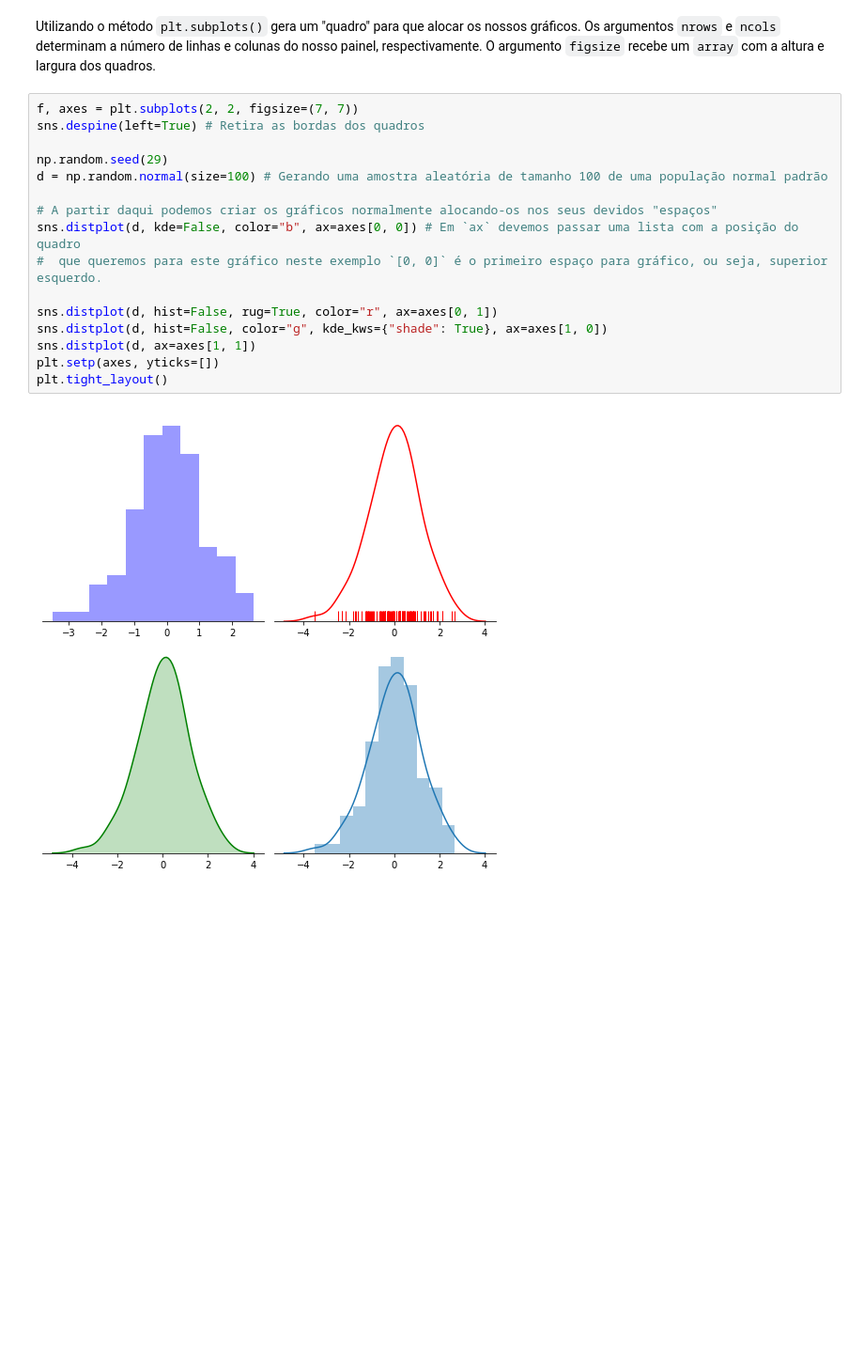
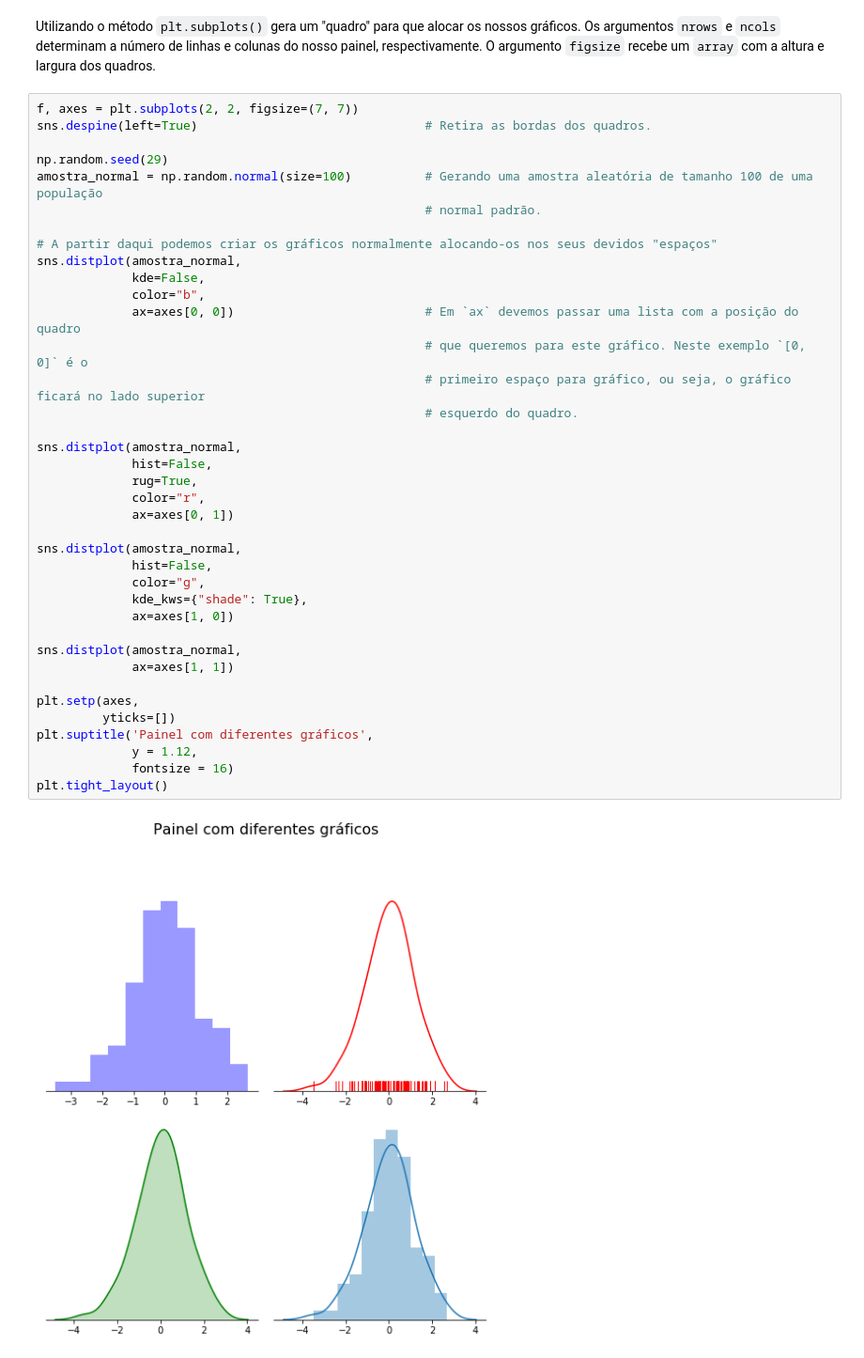
Before and after one commit to Daniel-EST/python-basico-machine-learning, a Jupyter notebook: notebooks/02_visualizacao/visualizacao.ipynb, the cells around one changed output. Shown at 94% size. Saved outputs shown, nothing was run; the diff lists cells and outputs as text; blank space fills up the shorter version.

```diff
--- a/notebooks/02_visualizacao/visualizacao.ipynb
+++ b/notebooks/02_visualizacao/visualizacao.ipynb
@@ -253,19 +338,41 @@ Os argumentos `nrows` e `ncols` determinam a número de linhas e colunas do noss
 O argumento `figsize` recebe um `array` com a altura e largura dos quadros.
 # %%
 f, axes = plt.subplots(2, 2, figsize=(7, 7))
-sns.despine(left=True) # Retira as bordas dos quadros
+sns.despine(left=True)                               # Retira as bordas dos quadros.
 
 np.random.seed(29)
-d = np.random.normal(size=100) # Gerando uma amostra aleatória de tamanho 100 de uma população normal padrão
+amostra_normal = np.random.normal(size=100)          # Gerando uma amostra aleatória de tamanho 100 de uma população
+                                                     # normal padrão.
 
 # A partir daqui podemos criar os gráficos normalmente alocando-os nos seus devidos "espaços"
-sns.distplot(d, kde=False, color="b", ax=axes[0, 0]) # Em `ax` devemos passar uma lista com a posição do quadro
-#  que queremos para este gráfico neste exemplo `[0, 0]` é o primeiro espaço para gráfico, ou seja, superior esquerdo.
+sns.distplot(amostra_normal,
+             kde=False,
+             color="b",
+             ax=axes[0, 0])                          # Em `ax` devemos passar uma lista com a posição do quadro
+                                                     # que queremos para este gráfico. Neste exemplo `[0, 0]` é o
+                                                     # primeiro espaço para gráfico, ou seja, o gráfico ficará no lado superior
+                                                     # esquerdo do quadro.
 
-sns.distplot(d, hist=False, rug=True, color="r", ax=axes[0, 1])
-sns.distplot(d, hist=False, color="g", kde_kws={"shade": True}, ax=axes[1, 0])
-sns.distplot(d, ax=axes[1, 1])
-plt.setp(axes, yticks=[])
+sns.distplot(amostra_normal,
+             hist=False,
+             rug=True,
+             color="r",
+             ax=axes[0, 1])
+
+sns.distplot(amostra_normal,
+             hist=False,
+             color="g",
+             kde_kws={"shade": True},
+             ax=axes[1, 0])
+
+sns.distplot(amostra_normal,
+             ax=axes[1, 1])
+
+plt.setp(axes,
+         yticks=[])
+plt.suptitle('Painel com diferentes gráficos',
+             y = 1.12,
+             fontsize = 16)
 plt.tight_layout()
 # %% [output]
-[figure, old version]
+[figure, new version]
```
Also changed, not shown: parts of 49 cells of this notebook.
